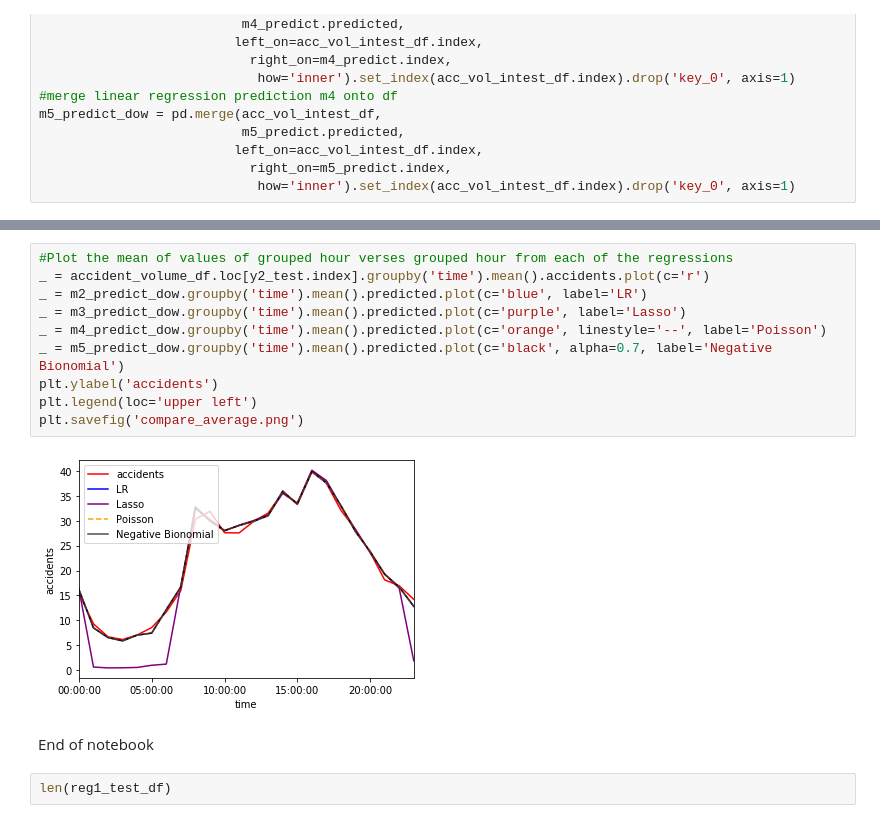
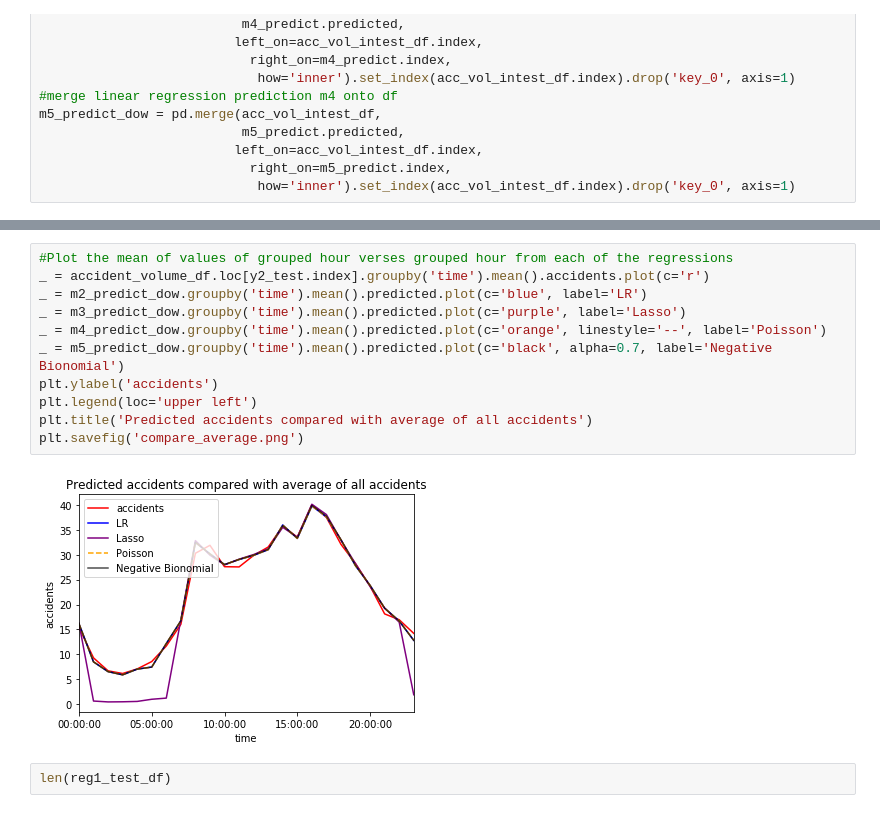
Before and after one commit to ghopping/Springboard_Capstone_1, a Jupyter notebook: GH_Capstone_1_regression.ipynb, the cells around one changed output, grey strips where cells are left out. Saved outputs shown, nothing was run; the diff lists cells and outputs as text.

```diff
--- a/GH_Capstone_1_regression.ipynb
+++ b/GH_Capstone_1_regression.ipynb
@@ -809,17 +788,16 @@ Name: predicted, dtype: float64
 # %%
 #Plot the mean of values of grouped hour verses grouped hour from each of the regressions
 _ = accident_volume_df.loc[y2_test.index].groupby('time').mean().accidents.plot(c='r')
 _ = m2_predict_dow.groupby('time').mean().predicted.plot(c='blue', label='LR')
 _ = m3_predict_dow.groupby('time').mean().predicted.plot(c='purple', label='Lasso')
 _ = m4_predict_dow.groupby('time').mean().predicted.plot(c='orange', linestyle='--', label='Poisson')
 _ = m5_predict_dow.groupby('time').mean().predicted.plot(c='black', alpha=0.7, label='Negative Bionomial')
 plt.ylabel('accidents')
 plt.legend(loc='upper left')
+plt.title('Predicted accidents compared with average of all accidents')
 plt.savefig('compare_average.png')
 # %% [output]
-[figure, old version]
+[figure, new version]
-# %% [markdown]
-End of notebook
 # %%
 len(reg1_test_df)
 # %% [output]
```
Also changed, not shown: parts of 10 cells of this notebook, 15 other files.
